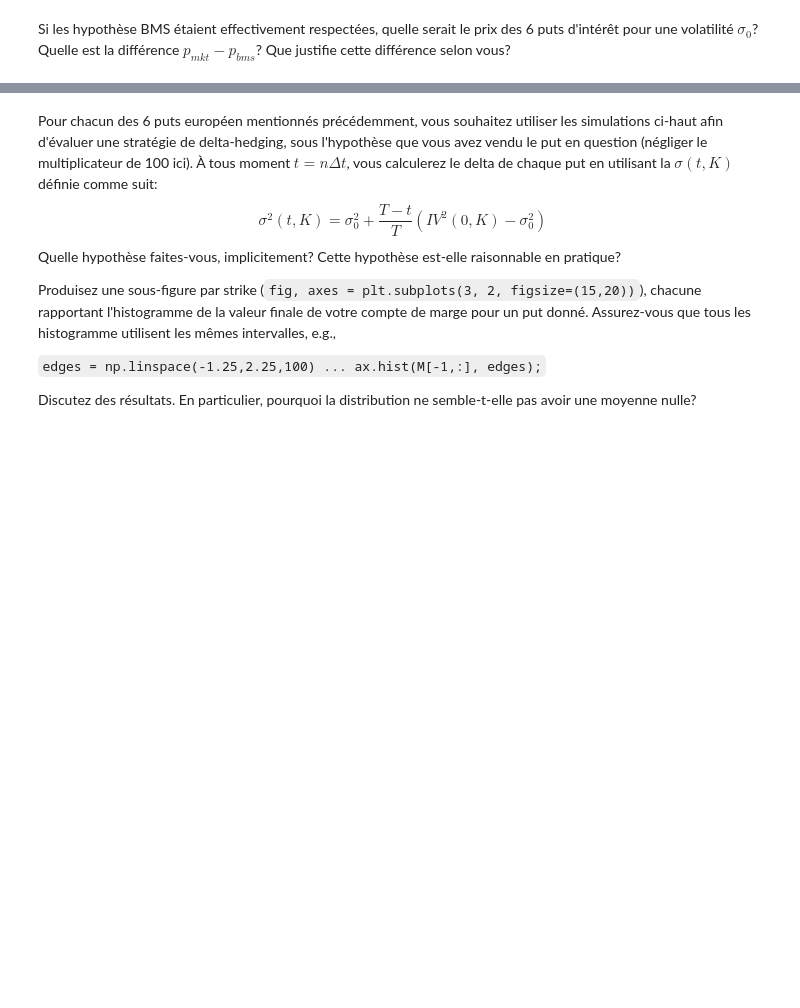
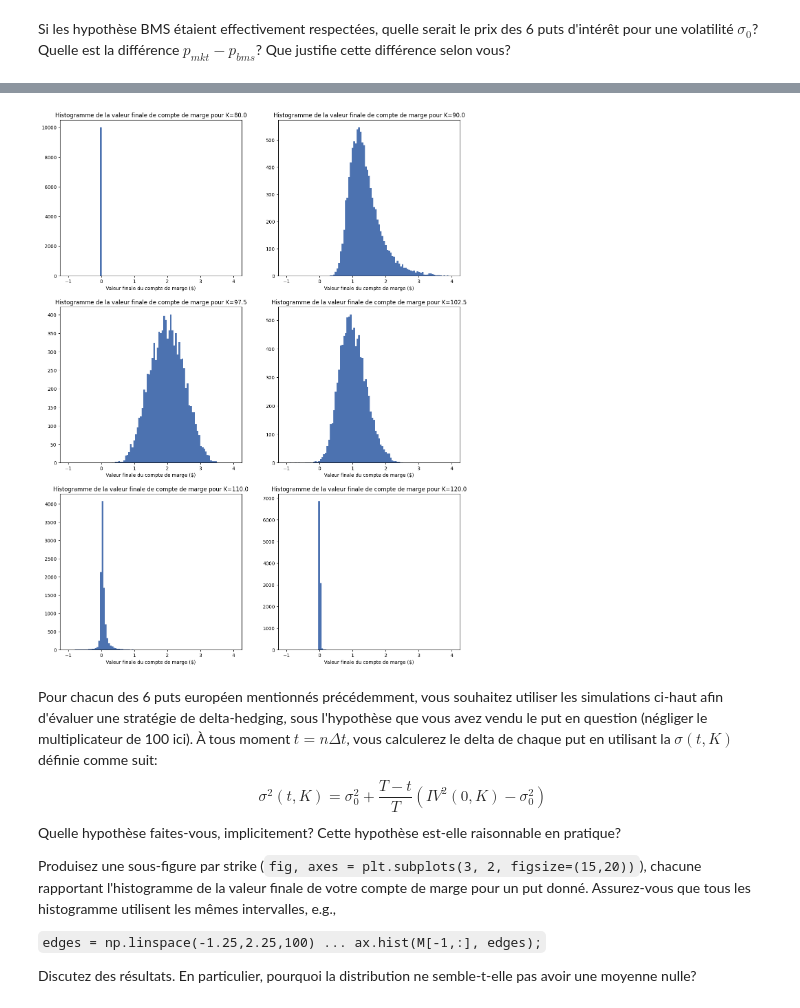
Before and after one commit to Thomas4390/produits_derives, a Jupyter notebook: assignment1_202301.ipynb, the cells around one changed output, grey strips where cells are left out. Saved outputs shown, nothing was run; the diff lists cells and outputs as text; code cells hidden in the pictures; blank space fills up the shorter version.

```diff
--- a/assignment1_202301.ipynb
+++ b/assignment1_202301.ipynb
@@ -190,3 +325,21 @@ d'intérêt pour une volatilité $\sigma_0$? Quelle est la différence $p_{mkt}
+# %%
+plt.style.use('seaborn-v0_8-deep')
+figsize   = (15, 20)
+fig, axes = plt.subplots(3, 2, figsize=figsize)
+edges     = np.linspace(-1,4,100)
+
+for i in range(3):
+    for j in range(2):
+        k = i * 2 + j
+        plt.sca(axes[i, j])
+        plt.hist(profit[k], edges)
+        plt.xlabel("Valeur finale du compte de marge ($)")
+        plt.ylabel("")
+        axes[i, j].yaxis.set_label_position("right")
+        plt.title(
+            f"Histogramme de la valeur finale de compte de marge pour K={info['Strike'].iloc[k]}")
+# %% [output]
+[figure, added]
 # %% [markdown]
 Pour chacun des 6 puts européen mentionnés précédemment, vous souhaitez utiliser les simulations ci-haut afin d'évaluer une stratégie de delta-hedging, sous l'hypothèse que vous avez vendu le put en question (négliger le multiplicateur de 100 ici). À tous moment $t = n\Delta t$, vous calculerez le delta de chaque put en utilisant la $\sigma(t,K)$ définie comme suit:
 \begin{equation*}
```
Also changed, not shown: parts of 15 cells of this notebook, 1 other file.
